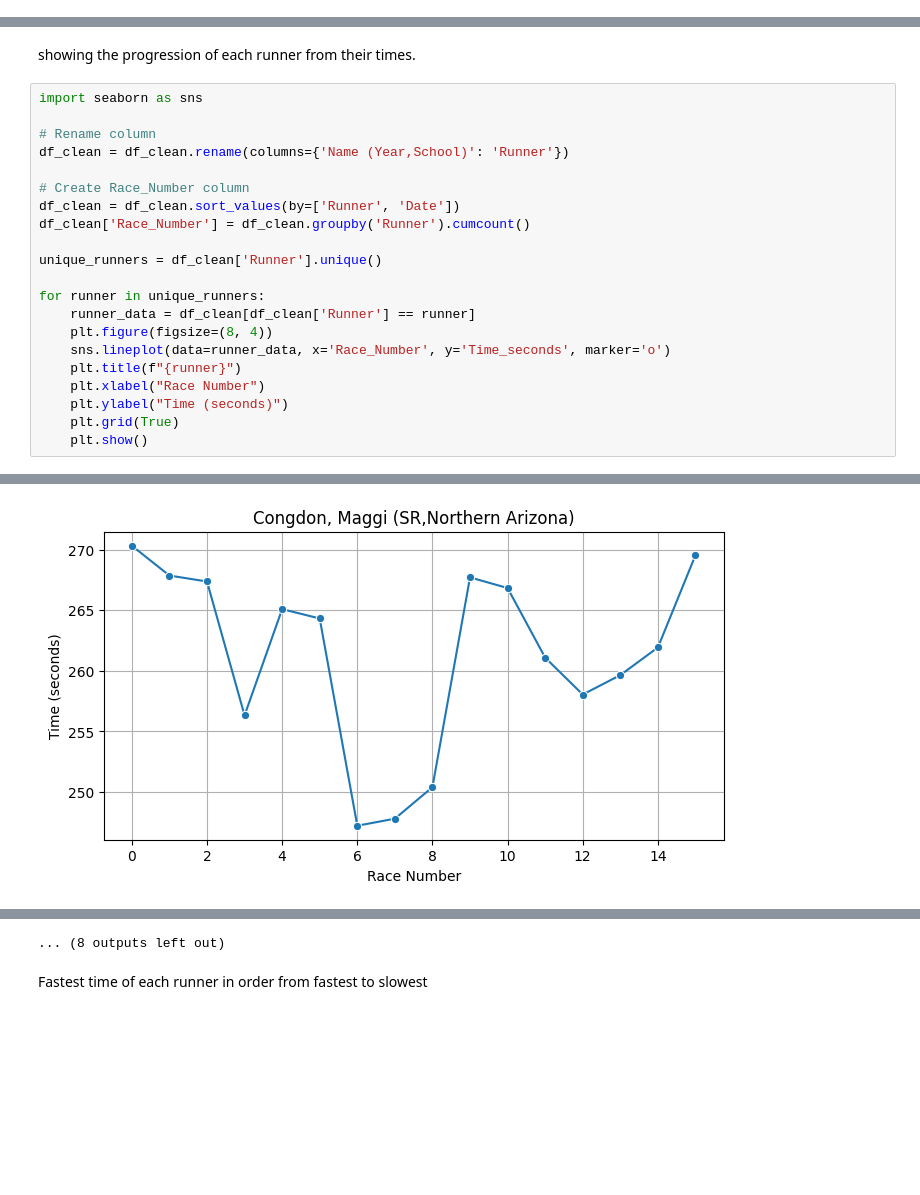
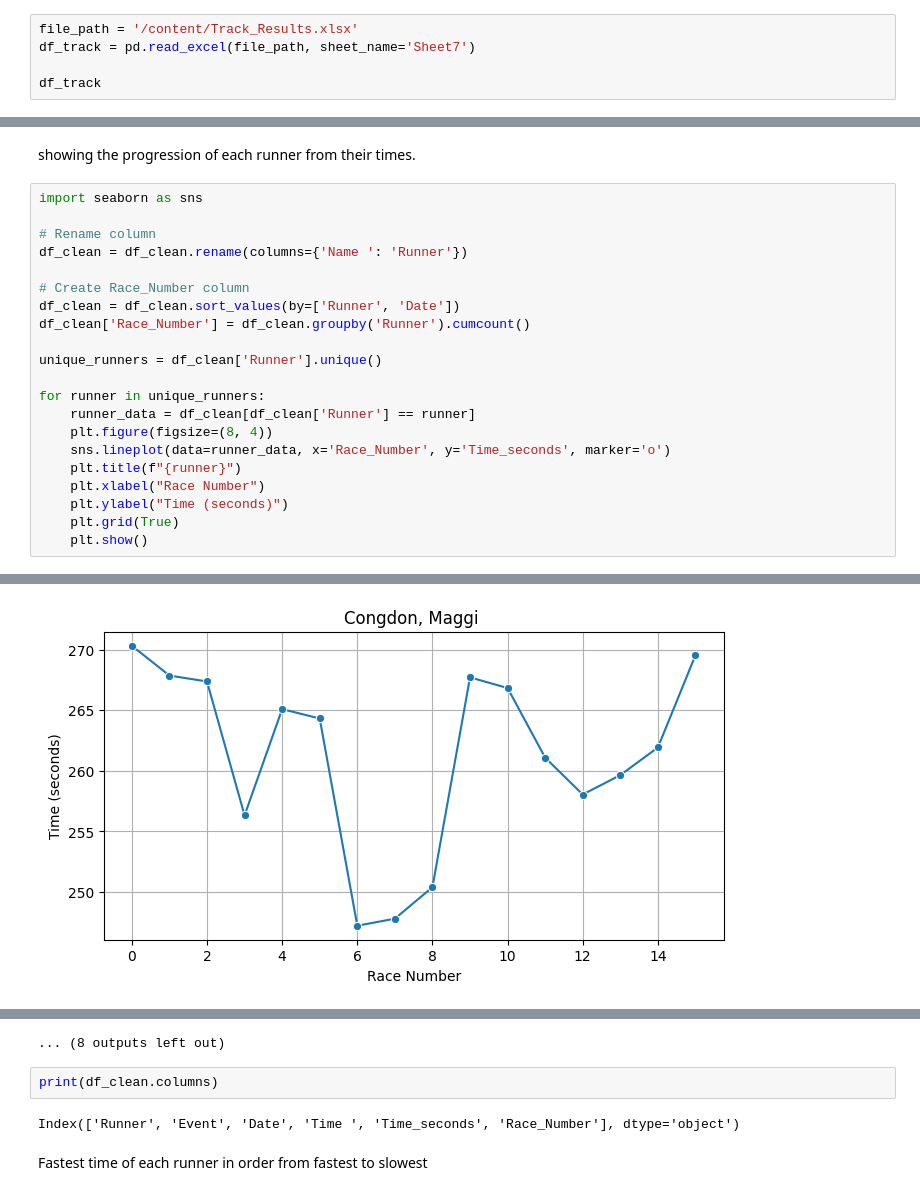
Before and after one commit to somkat16/DS-projects, a Jupyter notebook: Runner_time_prediction.ipynb, the cells around one changed output, grey strips where cells are left out. Cells and saved outputs as stored; diff of their text form; blank space fills up the shorter version.

```diff
--- a/Runner_time_prediction.ipynb
+++ b/Runner_time_prediction.ipynb
@@ -20,0 +9,5 @@ df_track.head()
+# %%
+file_path = '/content/Track_Results.xlsx'
+df_track = pd.read_excel(file_path, sheet_name='Sheet7')
+
+df_track
@@ -83,7 +81,7 @@ showing the progression of each runner from their times.
 import seaborn as sns
 
 # Rename column
-df_clean = df_clean.rename(columns={'Name (Year,School)': 'Runner'})
+df_clean = df_clean.rename(columns={'Name ': 'Runner'})
 
 # Create Race_Number column
 df_clean = df_clean.sort_values(by=['Runner', 'Date'])
@@ -108 +106 @@ for runner in unique_runners:
-[figure, old version]
+[figure, new version]
@@ -116,4 +114,8 @@ for runner in unique_runners:
 ... (8 outputs left out)
+# %%
+print(df_clean.columns)
+# %% [output]
+Index(['Runner', 'Event', 'Date', 'Time ', 'Time_seconds', 'Race_Number'], dtype='object')
 # %% [markdown]
 Fastest time of each runner in order from fastest to slowest
 # %%
```
Also changed, not shown: parts of 27 cells of this notebook.
